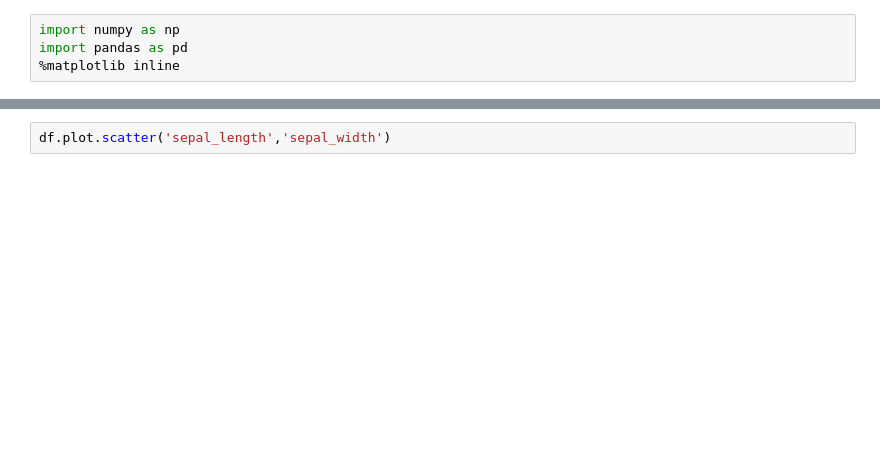
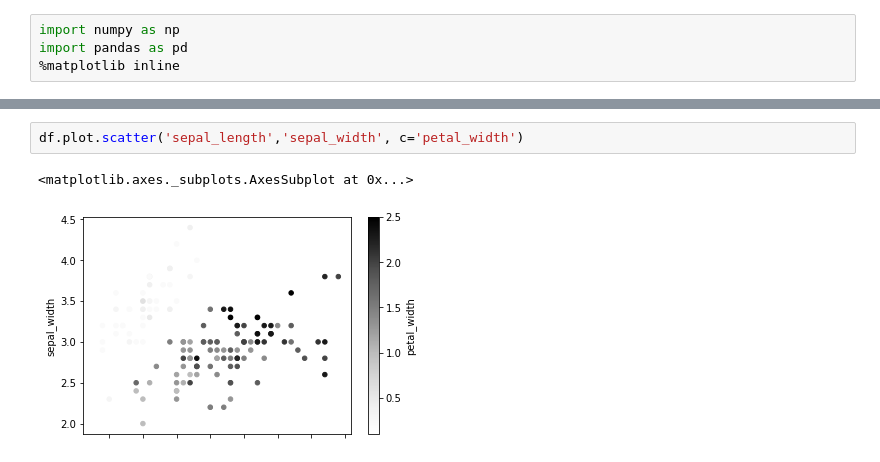
Before and after one commit to esnt/stat426, a Jupyter notebook: Notebooks/05-More-Pandas.ipynb, the cells around one changed output, grey strips where cells are left out. Cells and saved outputs as stored; diff of their text form; blank space fills up the shorter version.

```diff
--- a/Notebooks/05-More-Pandas.ipynb
+++ b/Notebooks/05-More-Pandas.ipynb
@@ -25,2 +96,5 @@ df.plot.kde()
 # %%
-df.plot.scatter('sepal_length','sepal_width')
+df.plot.scatter('sepal_length','sepal_width', c='petal_width')
+# %% [output]
+<matplotlib.axes._subplots.AxesSubplot at 0x...>
+[figure, added]
```
Also changed, not shown: parts of 11 cells of this notebook, 2 other files.
